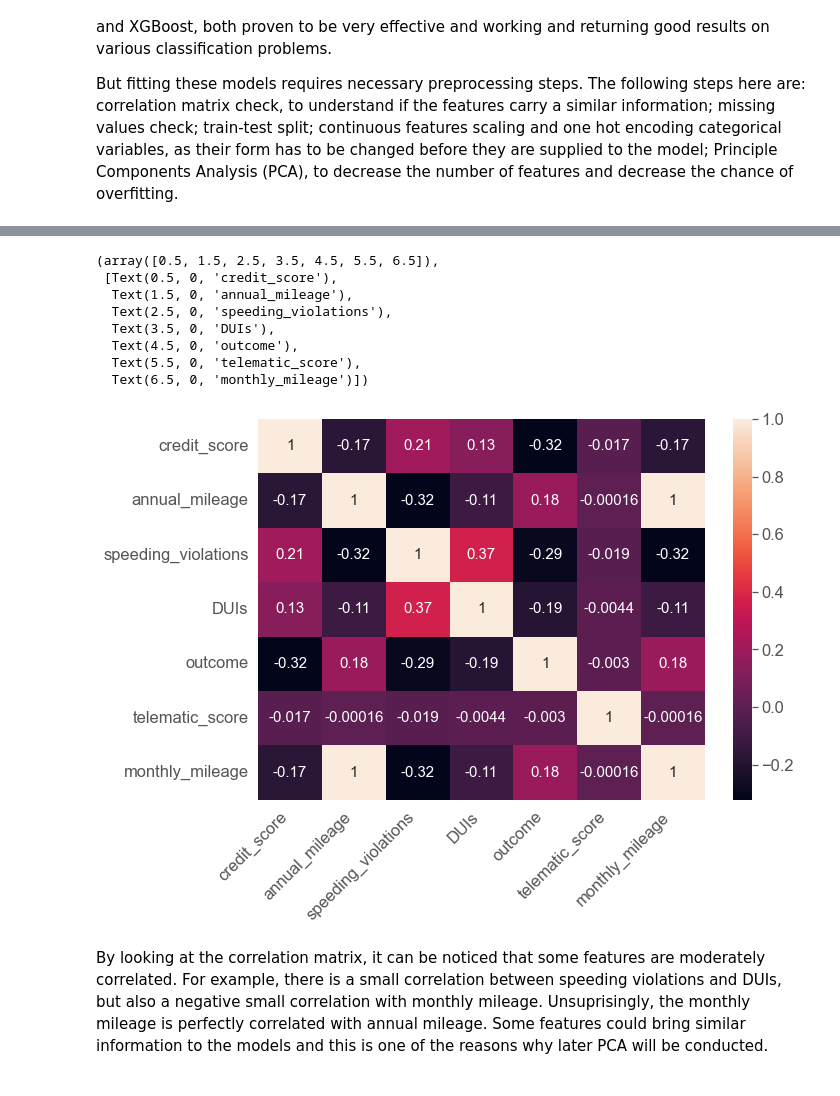
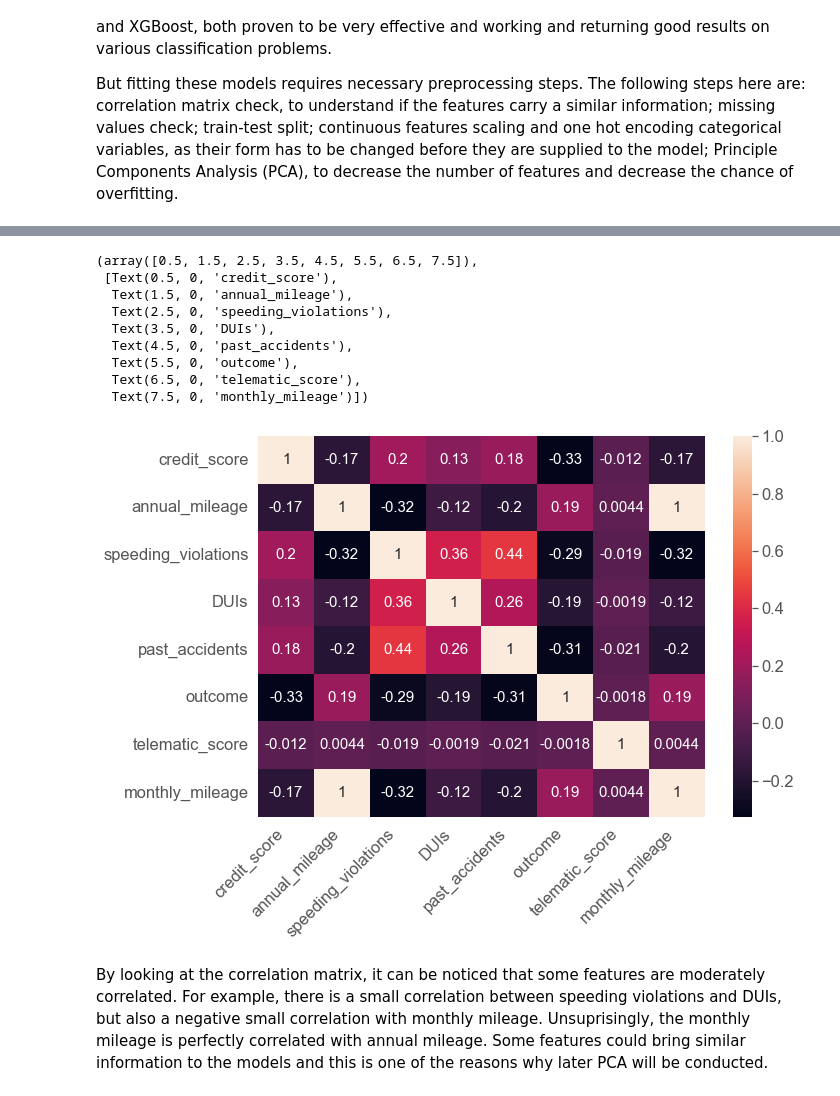
Before and after one commit to pzolnierczyk/insurance-classification, a Jupyter notebook: insurance_claims.ipynb, the cells around one changed output, grey strips where cells are left out. Cells and saved outputs as stored; diff of their text form; code cells hidden in the pictures.

```diff
--- a/insurance_claims.ipynb
+++ b/insurance_claims.ipynb
@@ -175,3 +170,12 @@ data.head(3)
 | 0 | 65+ | female | majority | 0-9y | high school | high | 0.629027 | True | ... |
 | 1 | 16-25 | male | majority | 0-9y | none | very low | 0.357757 | False | ... |
 | 2 | 16-25 | female | majority | 0-9y | high school | low | 0.493146 | True | ... |
+# %%
+# Checking unique values of categorical columns
+cat_cols = ['age', 'gender', 'race', 'driving_experience', 'education', 'income', 'vehicle_ownership',
+            'vehicle_year', 'married', 'children', 'postal_code', 'vehicle_type']
+
+for x in data[cat_cols].columns:
+    print('Column: {}, number of unique categories: {}'.format(x, len(data[x].unique())))
+
+# All columns have just a few different values, even the postal codes.
@@ -178,23 +195,21 @@ data.head(3)
 # %%
-# categorical columns
-cat_cols = ['age', 'gender', 'race', 'driving_experience', 'education', 'income', 'vehicle_ownership',
-            'vehicle_year', 'married', 'children', 'postal_code', 'vehicle_type', 'past_accidents']
-
 # correlations
 plt.rcParams["figure.figsize"] = (10,7)
 plt.rcParams.update({'font.size': 15})
+# sns.heatmap(data.drop(cat_cols, axis=1).corr(), annot=True)
 sns.heatmap(data.drop(cat_cols, axis=1).corr(), annot=True)
 plt.xticks(rotation=45, ha='right')
 # %% [output]
-(array([0.5, 1.5, 2.5, 3.5, 4.5, 5.5, 6.5]),
+(array([0.5, 1.5, 2.5, 3.5, 4.5, 5.5, 6.5, 7.5]),
  [Text(0.5, 0, 'credit_score'),
   Text(1.5, 0, 'annual_mileage'),
   Text(2.5, 0, 'speeding_violations'),
   Text(3.5, 0, 'DUIs'),
-  Text(4.5, 0, 'outcome'),
-  Text(5.5, 0, 'telematic_score'),
-  Text(6.5, 0, 'monthly_mileage')])
+  Text(4.5, 0, 'past_accidents'),
+  Text(5.5, 0, 'outcome'),
+  Text(6.5, 0, 'telematic_score'),
+  Text(7.5, 0, 'monthly_mileage')])
-[figure, old version]
+[figure, new version]
 # %% [markdown]
 By looking at the correlation matrix, it can be noticed that some features are moderately correlated. For example, there is a small correlation between speeding violations and DUIs, but also a negative small correlation with monthly mileage. Unsuprisingly, the monthly mileage is perfectly correlated with annual mileage. Some features could bring similar information to the models and this is one of the reasons why later PCA will be conducted.
 # %%
```
Also changed, not shown: parts of 12 cells of this notebook.
